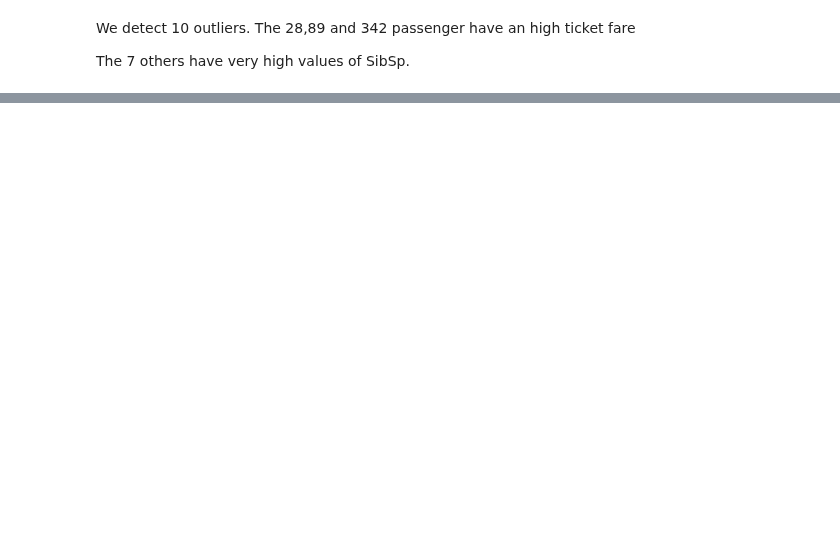
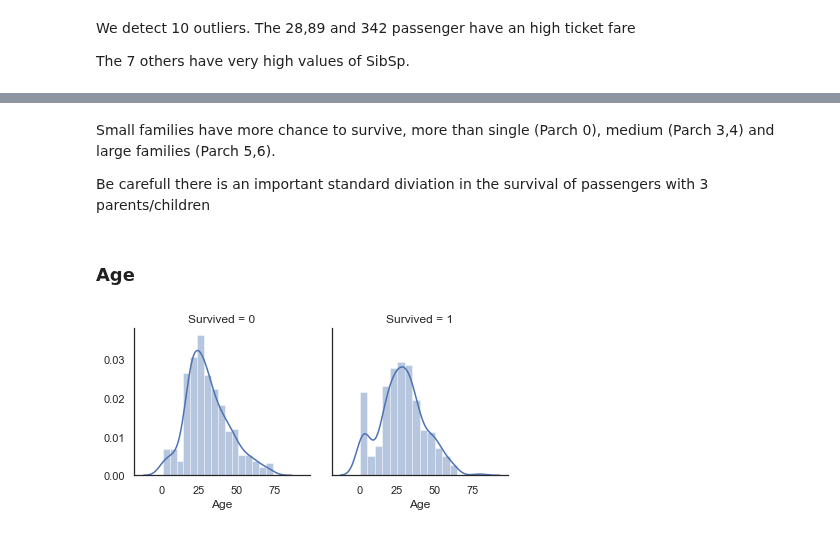
Before and after one commit to JohnHeo04/Day_by_day, a Jupyter notebook: Titanic Top 4% with ensemble modeling_1st.ipynb, the cells around one changed output, grey strips where cells are left out. Cells and saved outputs as stored; diff of their text form; code cells hidden in the pictures; blank space fills up the shorter version.

```diff
--- a/Titanic Top 4% with ensemble modeling_1st.ipynb
+++ b/Titanic Top 4% with ensemble modeling_1st.ipynb
@@ -139,0 +293,12 @@ train = train.drop(Outliers_to_drop, axis=0). reset_index(drop=True)
+# %% [markdown]
+Small families have more chance to survive, more than single (Parch 0), medium (Parch 3,4) and large families (Parch 5,6).
+
+Be carefull there is an important standard diviation in the survival of passengers with 3 parents/children
+# %% [markdown]
+### Age
+# %%
+# Explore Age vs Survived
+g = sns.FacetGrid(train, col='Survived')
+g = g.map(sns.distplot, "Age")
+# %% [output]
+[figure, added]
```
Also changed, not shown: parts of 39 cells of this notebook.
